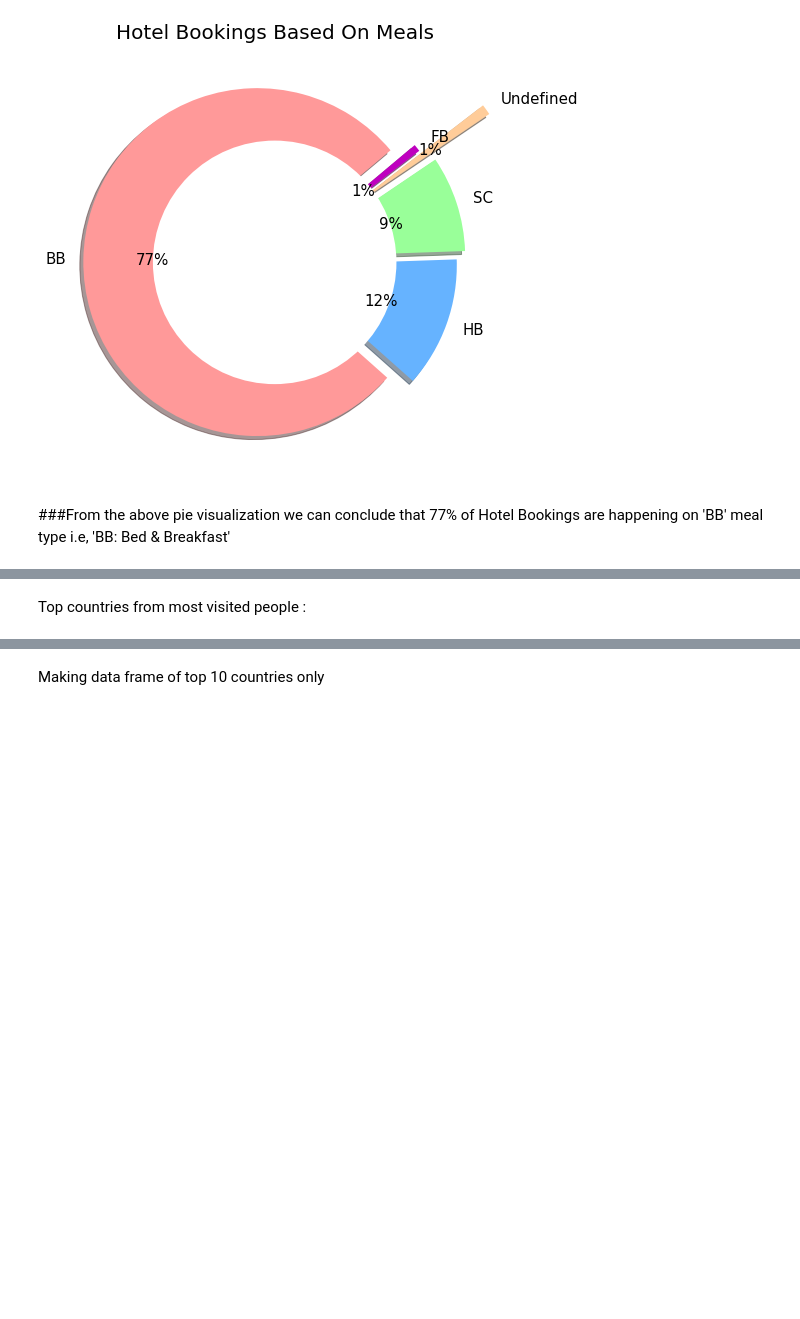
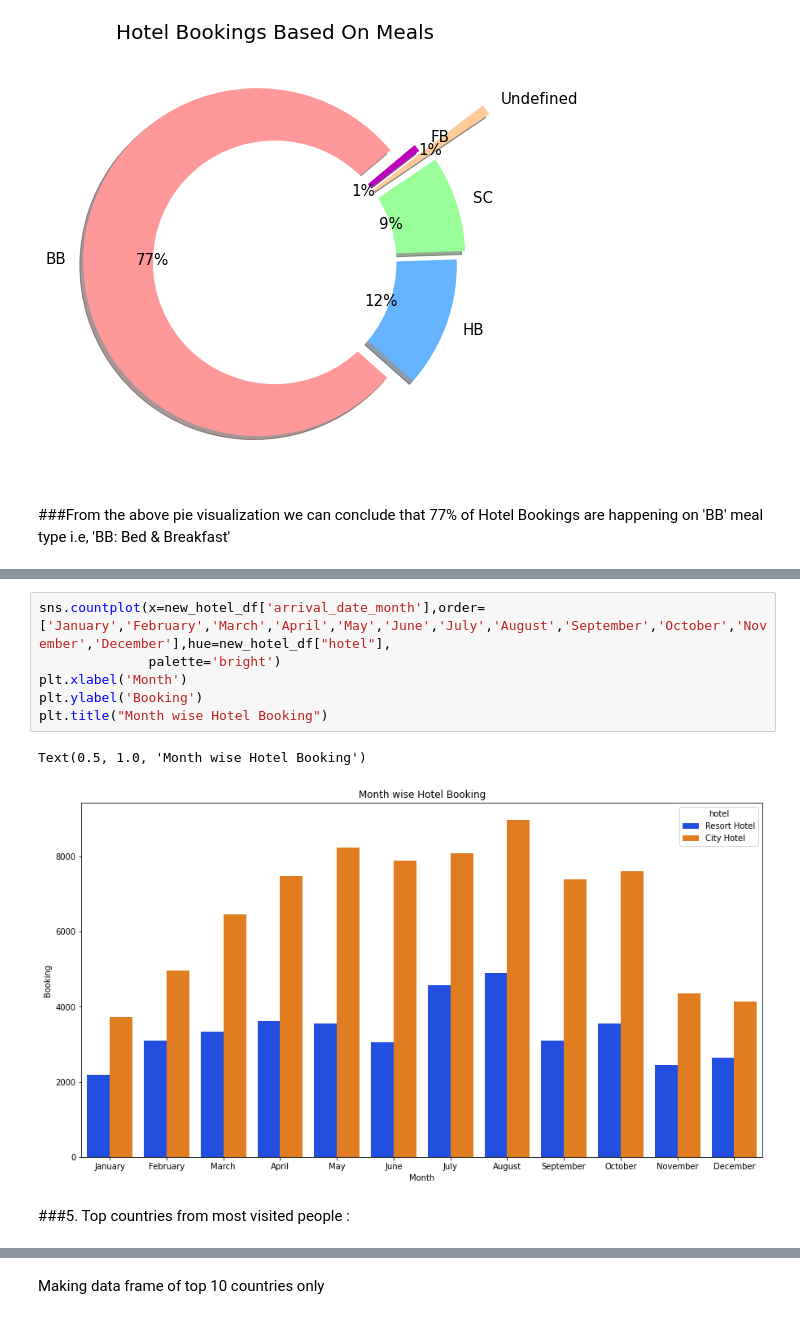
Before and after one commit to Nimisha-Nooti/hotel-data-analysis, a Jupyter notebook: Hotel_Booking_Analysis_Capstone_Project.ipynb, the cells around one changed output, grey strips where cells are left out. Saved outputs shown, nothing was run; the diff lists cells and outputs as text; blank space fills up the shorter version.

```diff
--- a/Hotel_Booking_Analysis_Capstone_Project.ipynb
+++ b/Hotel_Booking_Analysis_Capstone_Project.ipynb
@@ -184,3 +208,12 @@ Text(0.5, 1.0, 'Hotel Bookings Based On Meals')
+# %%
+sns.countplot(x=new_hotel_df['arrival_date_month'],order=['January','February','March','April','May','June','July','August','September','October','November','December'],hue=new_hotel_df["hotel"],
+              palette='bright')
+plt.xlabel('Month')
+plt.ylabel('Booking')
+plt.title("Month wise Hotel Booking")
+# %% [output]
+Text(0.5, 1.0, 'Month wise Hotel Booking')
+[figure, added]
 # %% [markdown]
- Top countries from most visited people :
+###5. Top countries from most visited people :
 # %%
```
Also changed, not shown: parts of 42 cells of this notebook.
